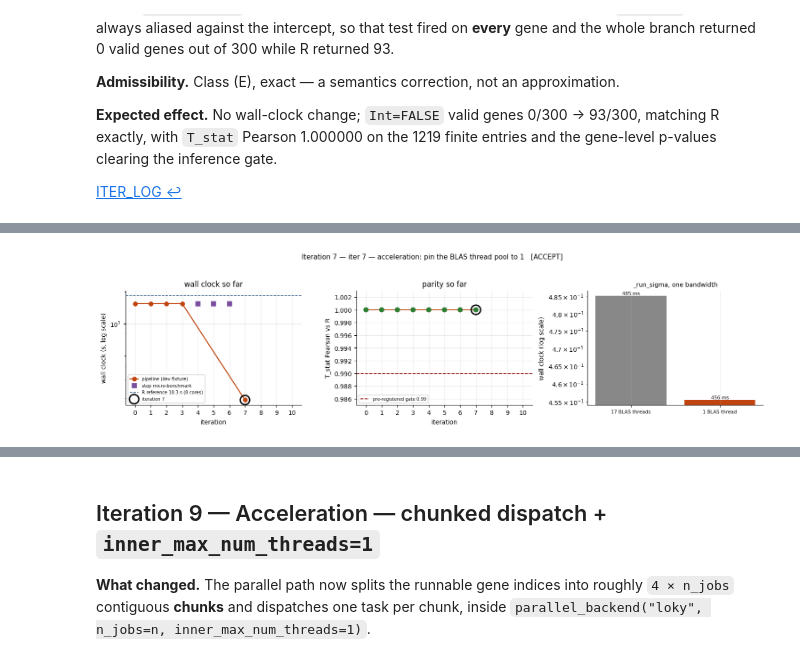
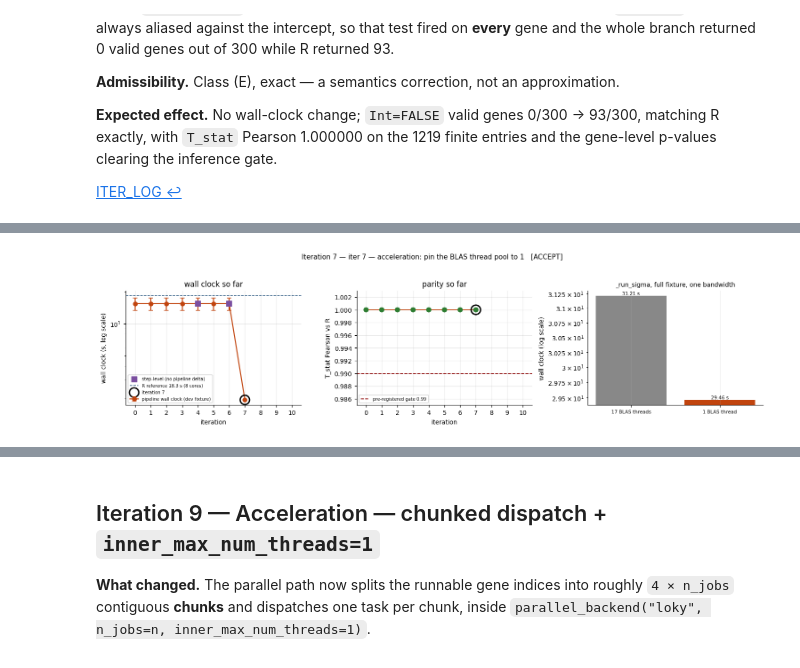
Before and after one commit to omicverse/py-nichede, a Jupyter notebook: examples/evolution.ipynb, the cells around one changed output, grey strips where cells are left out. Drawn from its saved outputs; the diff is of its cells as text; code cells hidden in the pictures.

```diff
--- a/examples/evolution.ipynb
+++ b/examples/evolution.ipynb
@@ -222,11 +222,15 @@ for header, body in re.findall(r"^##\s+(.+?)\n(.*?)(?=^##\s|\Z)", raw, re.S | re
 blocks.sort(key=lambda b: b["iter"])
 LOG = pd.DataFrame(blocks)
 
-# iters 4-6 are STEP-level micro-benchmarks (sub-millisecond); 0-3 and 7-10 are
-# pipeline-level wall clocks on the dev fixture.  Keep them apart on the plots.
-STEP_LEVEL = {4, 5, 6}
-LOG["scope"] = np.where(LOG["iter"].isin(STEP_LEVEL), "step micro-benchmark", "pipeline")
+# Every block now carries a PIPELINE wall clock on the dev fixture (the log was
+# revised to use controlled ablations rather than cross-process comparisons), so
+# the series is directly plottable.  Blocks whose notes begin "STEP-LEVEL" claim
+# no pipeline delta of their own and are flagged so the plot cannot mislead.
 LOG["status"] = LOG["status"].fillna("baseline")
+LOG["scope"] = np.where(LOG["notes"].fillna("").str.strip().str.startswith("STEP-LEVEL"),
+                        "step-level (no pipeline delta claimed)", "pipeline")
+LOG["joint"] = LOG.get("joint_with_iter5", pd.Series([np.nan] * len(LOG))).notna() | \
+               LOG.get("joint_with_iter7", pd.Series([np.nan] * len(LOG))).notna()
 display(LOG[["iter", "_header", "status", "admissibility", "wall_clock_mean_s",
              "parity_metric", "parity_passes", "scope"]])
 N_ITERS = len(LOG)
@@ -766,8 +798,56 @@ below measures it by calling the package's own `_run_sigma` under the two thread
 # %%
 from pynichede.niche_de import _run_sigma
 from pynichede.rstats import r_quantile
-from threadpoolctl import threadpool_limits
+from threadpoolctl import threadpool_limits, threadpool_info
 
+print("BLAS pools visible to this process:",
+      [(a["internal_api"], a["num_threads"]) for a in threadpool_info()])
+
+# Measure on the CANONICAL FULL fixture: the dev fixture only has ~100 runnable
+# genes, far too little arithmetic for a thread-pool effect to be visible.
+of = nde.create_nichede_object(fcounts, fcoord, flibmat, fdeconv, sigma=fsigma, Int=True)
+of = nde.calculate_effective_niche(of, cutoff=0.05)
+fcnt = np.asarray(of.counts, dtype=float)
+fncl = np.asarray(of.num_cells, dtype=float)
+frex = np.asarray(of.ref_expr, dtype=float)
+fbid = np.asarray(of.batch_ID)
+fctf = np.array([r_quantile(frex[i], 0.8) for i in range(frex.shape[0])])
+fargs = (fcnt, of.effective_niche[0], fncl, fctf, 150, 10, True, True, fbid, frex,
+         len(fcts), False, 1, False)
+
+with warnings.catch_warnings():
+    warnings.simplefilter("ignore")
+    with threadpool_limits(limits=N_CPU):
+        t0 = time.perf_counter(); r_multi = _run_sigma(*fargs); t_multi = time.perf_counter() - t0
+    with threadpool_limits(limits=1):
+        t0 = time.perf_counter(); r_one = _run_sigma(*fargs); t_one = time.perf_counter() - t0
+
+Ta = np.array([r["T_stat"] if r["valid"] == 1 else np.full((len(fcts),) * 2, np.nan)
+               for r in r_multi])
+Tb = np.array([r["T_stat"] if r["valid"] == 1 else np.full((len(fcts),) * 2, np.nan)
+               for r in r_one])
+m = np.isfinite(Ta) & np.isfinite(Tb)
+err = float(np.max(np.abs(Ta[m] - Tb[m])))
+abl = float(logged(7, "ablation_this_change_only_s"))
+shipped = float(logged(7, "wall_clock_mean_s"))
+joint = float(logged(7, "speedup_vs_previous"))
+print(f"full fixture, ONE kernel bandwidth, single process:")
+print(f"  BLAS pool = {N_CPU} threads : {t_multi:6.2f} s")
+print(f"  BLAS pool = 1  thread    : {t_one:6.2f} s   -> {t_multi / t_one:.2f}x measured now")
+print(f"  ITERATION_LOG.md solo ablation : {abl:.3f} s vs {shipped:.3f} s shipped "
+      f"= {abl / shipped:.2f}x")
+print(f"  ITERATION_LOG.md joint 5+7     : {joint:.2f}x")
+print(f"  -> the live {t_multi / t_one:.2f}x corroborates the logged SOLO figure "
+      f"({abl / shipped:.2f}x), not the joint one.")
+print(f"max abs difference in T_stat between the two thread budgets: {err:.3e}"
+      f"   <- the admissibility claim, and it holds exactly")
+iter_panel(7, extra=(f"full fixture, one sigma: {t_multi:.2f} s with {N_CPU} BLAS threads -> "
+                     f"{t_one:.2f} s with 1 ({t_multi/t_one:.2f}x live, vs the logged solo "
+                     f"ablation {abl/shipped:.2f}x); T_stat identical to {err:.1e}"),
+           bars=("_run_sigma, full fixture, one bandwidth",
+                 [f"{N_CPU} BLAS threads", "1 BLAS thread"], [t_multi, t_one]))
+
+# the dev-fixture arrays iterations 8 and 10 reuse
 cnt = np.asarray(dcounts, dtype=float)
 ncl = np.asarray(o.num_cells, dtype=float)
 rex = np.asarray(o.ref_expr, dtype=float)
@@ -775,23 +855,10 @@ bid = np.asarray(o.batch_ID)
 ctf = np.array([r_quantile(rex[i], 0.8) for i in range(rex.shape[0])])
 args = (cnt, o.effective_niche[0], ncl, ctf, 150, 10, True, True, bid, rex,
         len(dcts), False, 1, False)
-
-with threadpool_limits(limits=N_CPU):
-    t0 = time.perf_counter(); r_multi = _run_sigma(*args); t_multi = time.perf_counter() - t0
-with threadpool_limits(limits=1):
-    t0 = time.perf_counter(); r_one = _run_sigma(*args); t_one = time.perf_counter() - t0
-
-Ta = np.array([r["T_stat"] if r["valid"] == 1 else np.full((len(dcts),) * 2, np.nan)
-               for r in r_multi])
-Tb = np.array([r["T_stat"] if r["valid"] == 1 else np.full((len(dcts),) * 2, np.nan)
-               for r in r_one])
-m = np.isfinite(Ta) & np.isfinite(Tb)
-err = float(np.max(np.abs(Ta[m] - Tb[m])))
-print(f"BLAS pool = {N_CPU} threads : {t_multi:6.2f} s  (one kernel bandwidth)")
-print(f"BLAS pool = 1  thread   : {t_one:6.2f} s   -> {t_multi / t_one:.2f}x")
-print(f"max abs difference in T_stat between the two runs: {err:.3e}")
-iter_panel(7, extra=(f"one sigma: {t_multi:.2f} s with {N_CPU} BLAS threads -> {t_one:.2f} s "
-                     f"with 1 ({t_multi/t_one:.2f}x); T_stat identical to {err:.1e}"),
-           bars=("_run_sigma, one bandwidth", [f"{N_CPU} BLAS threads", "1 BLAS thread"],
-                 [t_multi, t_one]))
+with warnings.catch_warnings():
+    warnings.simplefilter("ignore")
+    with threadpool_limits(limits=1):
+        t0 = time.perf_counter(); r_dev_one = _run_sigma(*args)
+        t_dev_one = time.perf_counter() - t0
+print(f"\n(dev fixture, one bandwidth, serial, for iterations 8-10: {t_dev_one:.2f} s)")
 # %% [output]
@@ -801 +873 @@ max abs difference in T_stat between the two runs: 0.000e+00
-[figure, old version]
+[figure, new version]
```
Also changed, not shown: parts of 23 cells of this notebook, 9 other files.
